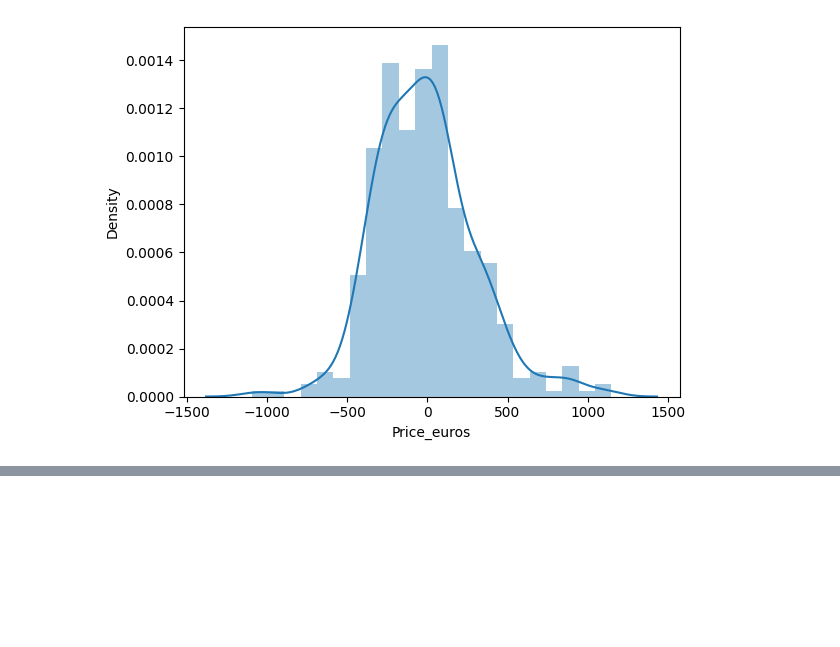
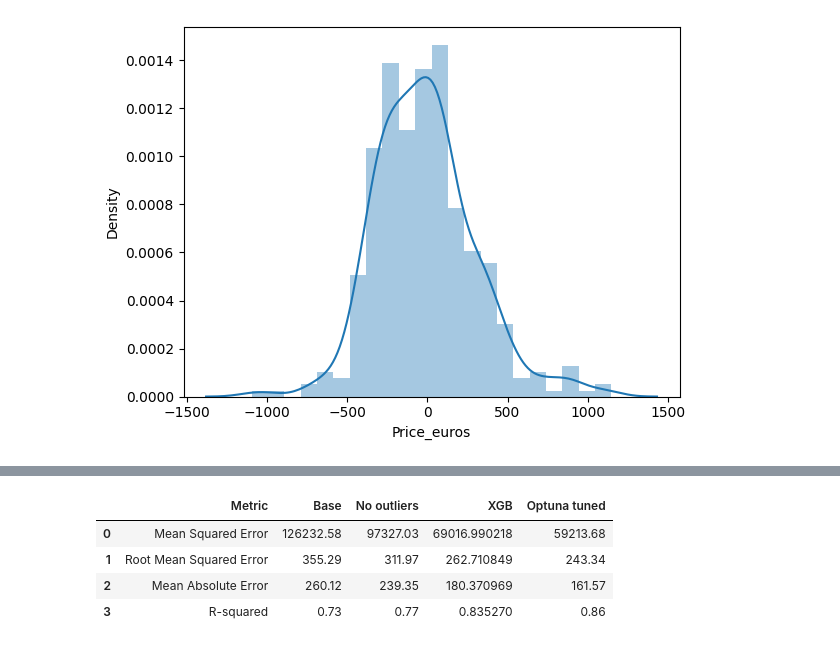
Before and after one commit to KirSobolev/Introduction-to-ML, a Jupyter notebook: exercise1/ex1.ipynb, the cells around one changed output, grey strips where cells are left out. Saved outputs shown, nothing was run; the diff lists cells and outputs as text; code cells hidden in the pictures; blank space fills up the shorter version.

Commit message:
Optuna added

```diff
--- a/exercise1/ex1.ipynb
+++ b/exercise1/ex1.ipynb
@@ -583,0 +608,14 @@ metrics_df
+# %%
+study = optuna.create_study(direction='minimize')
+study.optimize(objective, n_trials=100)
+
+best_params = study.best_params
+final_model = XGBRegressor(**best_params, random_state=101)
+final_model.fit(X_train, y_train)
+
+y_pred = final_model.predict(X_test)
+
+final_rmse = metrics.mean_squared_error(y_test, y_pred, squared=False)
+
+print(f"Best Parameters: {best_params}")
+print(f"Final Root Mean Squared Error: {final_rmse}")
@@ -583,0 +642,14 @@ metrics_df
+# %%
+mse = round(metrics.mean_squared_error(y_test, y_pred), 2)
+rmse = round(metrics.mean_squared_error(y_test, y_pred, squared=False), 2)
+mae = round(metrics.mean_absolute_error(y_test, y_pred), 2)
+r2 = round(metrics.r2_score(y_test, y_pred), 2)
+
+metrics_df['Optuna tuned'] = [mse, rmse, mae, r2]
+metrics_df
+# %% [output]
+|  | Metric | Base | No outliers | XGB | Optuna tuned |
+| 0 | Mean Squared Error | 126232.58 | 97327.03 | 69016.990218 | 59213.68 |
+| 1 | Root Mean Squared Error | 355.29 | 311.97 | 262.710849 | 243.34 |
+| 2 | Mean Absolute Error | 260.12 | 239.35 | 180.370969 | 161.57 |
+| 3 | R-squared | 0.73 | 0.77 | 0.835270 | 0.86 |
```
Also changed, not shown: parts of 18 cells of this notebook.
